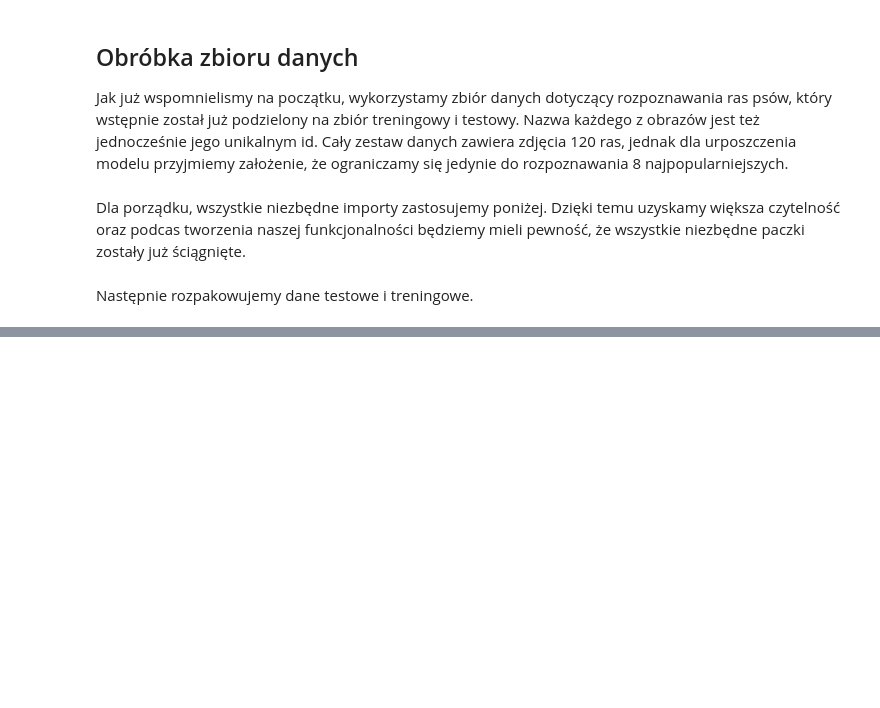
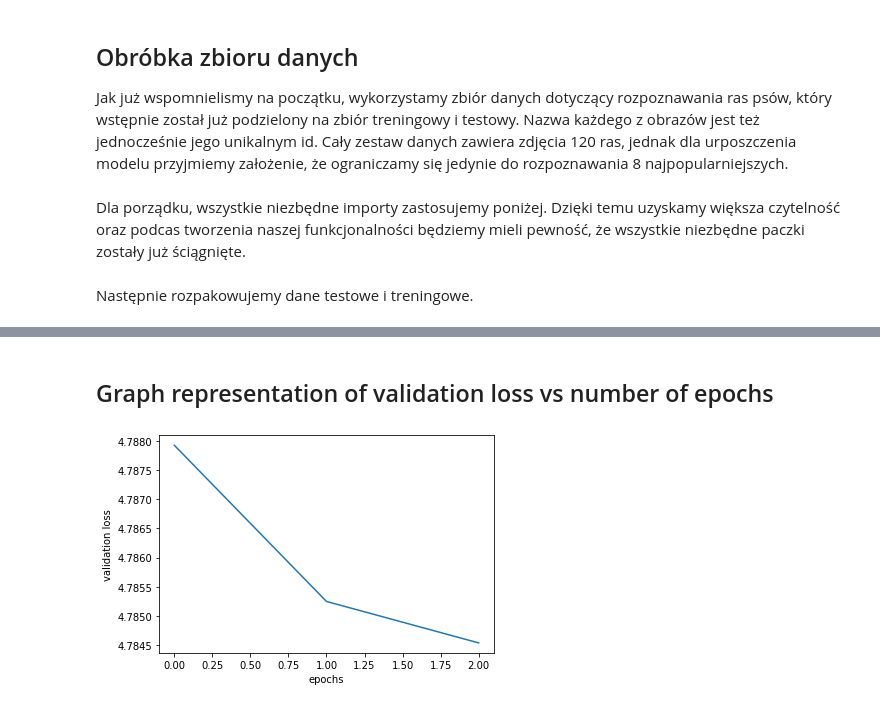
Before and after one commit to mic9410/dog-breeds-classification, a Jupyter notebook: Projekt końcowy.ipynb, the cells around one changed output, grey strips where cells are left out. Saved outputs shown, nothing was run; the diff lists cells and outputs as text; code cells hidden in the pictures; blank space fills up the shorter version.

```diff
--- a/Projekt końcowy.ipynb
+++ b/Projekt końcowy.ipynb
@@ -315,0 +137,20 @@ labels[0:9]
+# %%
+train_datagen = ImageDataGenerator(
+        rescale=1./255,
+        shear_range=0.2,
+        zoom_range=0.2,
+        horizontal_flip=True)
+
+test_datagen = ImageDataGenerator(rescale=1./255)
+#check class_mode in keras documentation https://keras.io/preprocessing/image/
+training_set = train_datagen.flow_from_directory(
+        'training_images',
+        target_size=(128, 128),
+        batch_size=20,
+        class_mode='categorical')
+
+test_set = test_datagen.flow_from_directory(
+        'validation_images',
+        target_size=(128, 128),
+        batch_size=20,
+        class_mode='categorical')
@@ -315,0 +193,11 @@ labels[0:9]
+# %%
+from tensorflow.keras.callbacks import EarlyStopping
+early_stopping_monitor=EarlyStopping(patience=6)
+# %%
+hist=clf.fit_generator(
+        training_set,
+        steps_per_epoch=200,
+        epochs=3,
+        validation_data=test_set,
+        validation_steps=222,
+        callbacks=[early_stopping_monitor])
@@ -315,0 +297,9 @@ labels[0:9]
+# %% [markdown]
+## Graph representation of validation loss vs number of epochs
+# %%
+plt.plot(hist.history['val_loss'])
+plt.xlabel('epochs')
+plt.ylabel('validation loss')
+plt.show()
+# %% [output]
+[figure, added]
```
Also changed, not shown: parts of 53 cells of this notebook.
